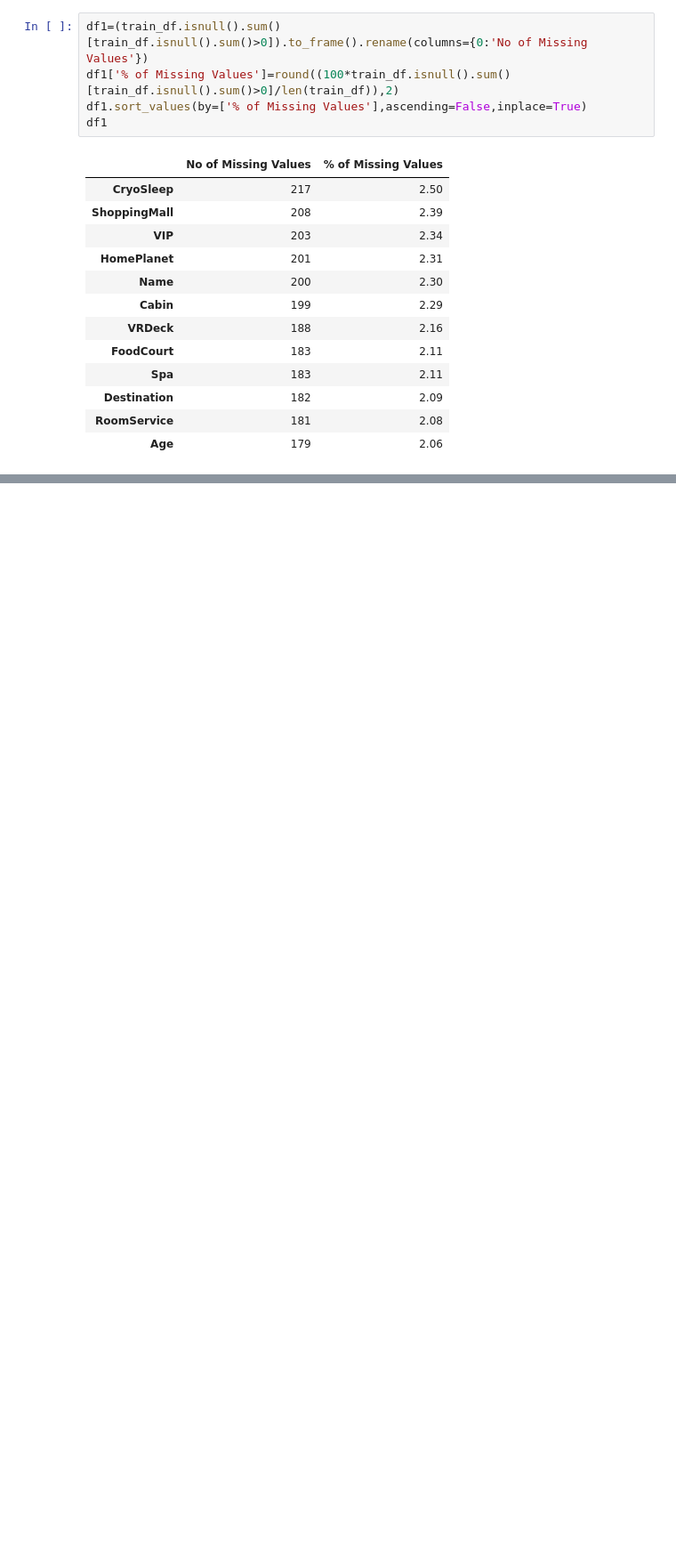
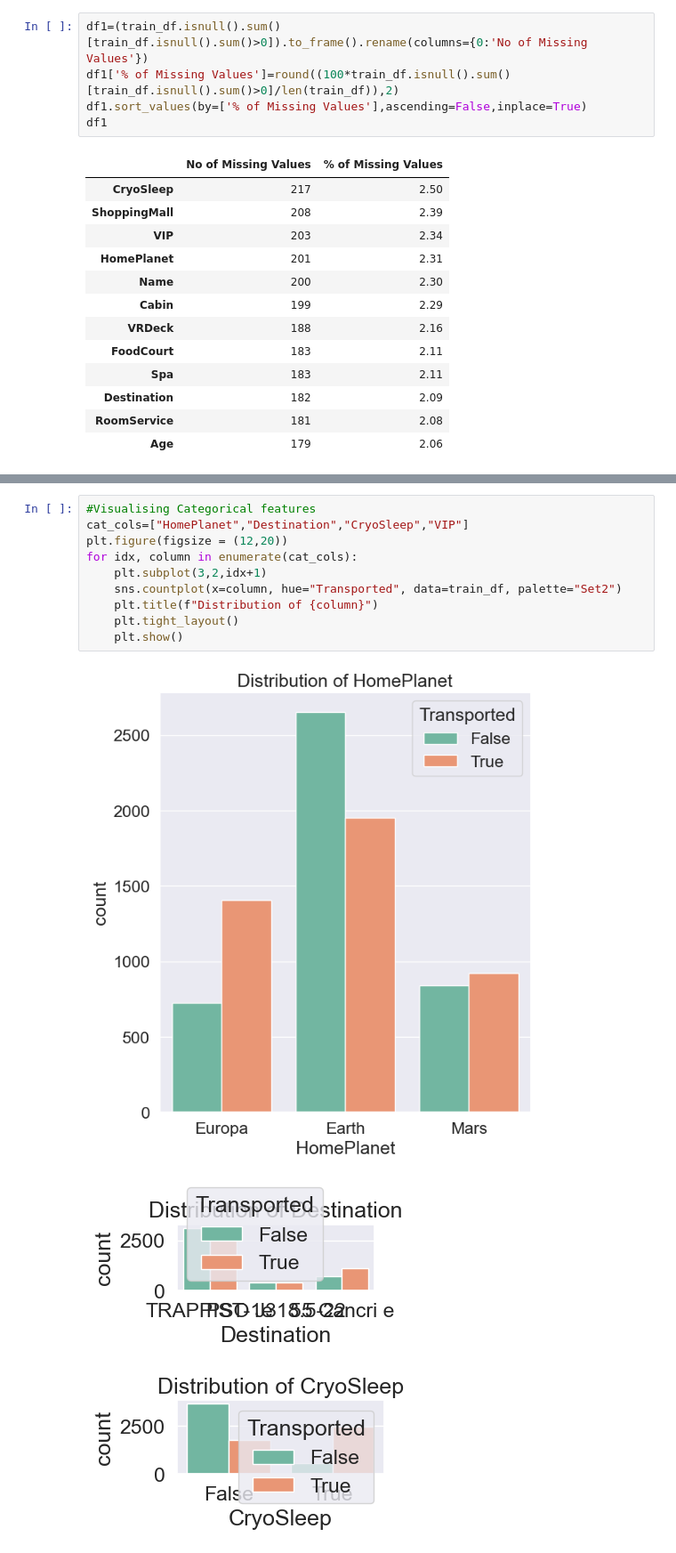
Before and after one commit to manishbhatia7/kaggle, a Jupyter notebook: input/spaceship-titanic/notebook.ipynb, the cells around one changed output, grey strips where cells are left out. Shown at 89% size. Saved outputs shown, nothing was run; the diff lists cells and outputs as text; blank space fills up the shorter version.

```diff
--- a/input/spaceship-titanic/notebook.ipynb
+++ b/input/spaceship-titanic/notebook.ipynb
@@ -113,0 +192,14 @@ df1
+# %%
+#Visualising Categorical features
+cat_cols=["HomePlanet","Destination","CryoSleep","VIP"]
+plt.figure(figsize = (12,20))
+for idx, column in enumerate(cat_cols):
+    plt.subplot(3,2,idx+1)
+    sns.countplot(x=column, hue="Transported", data=train_df, palette="Set2")
+    plt.title(f"Distribution of {column}")
+    plt.tight_layout()
+    plt.show()
+# %% [output]
+[figure, added]
+[figure, added]
+[figure, added]
```
Also changed, not shown: parts of 7 cells of this notebook.
